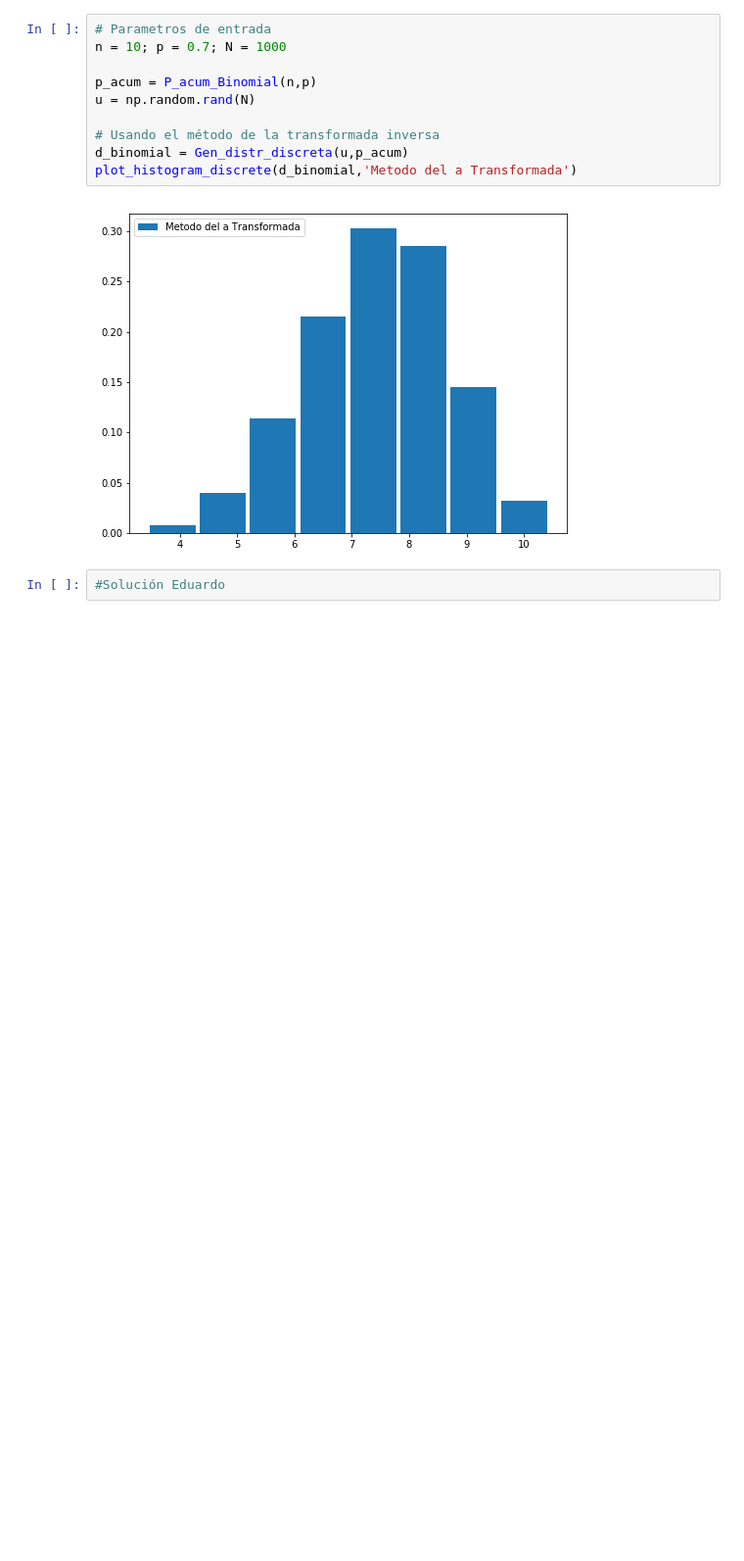
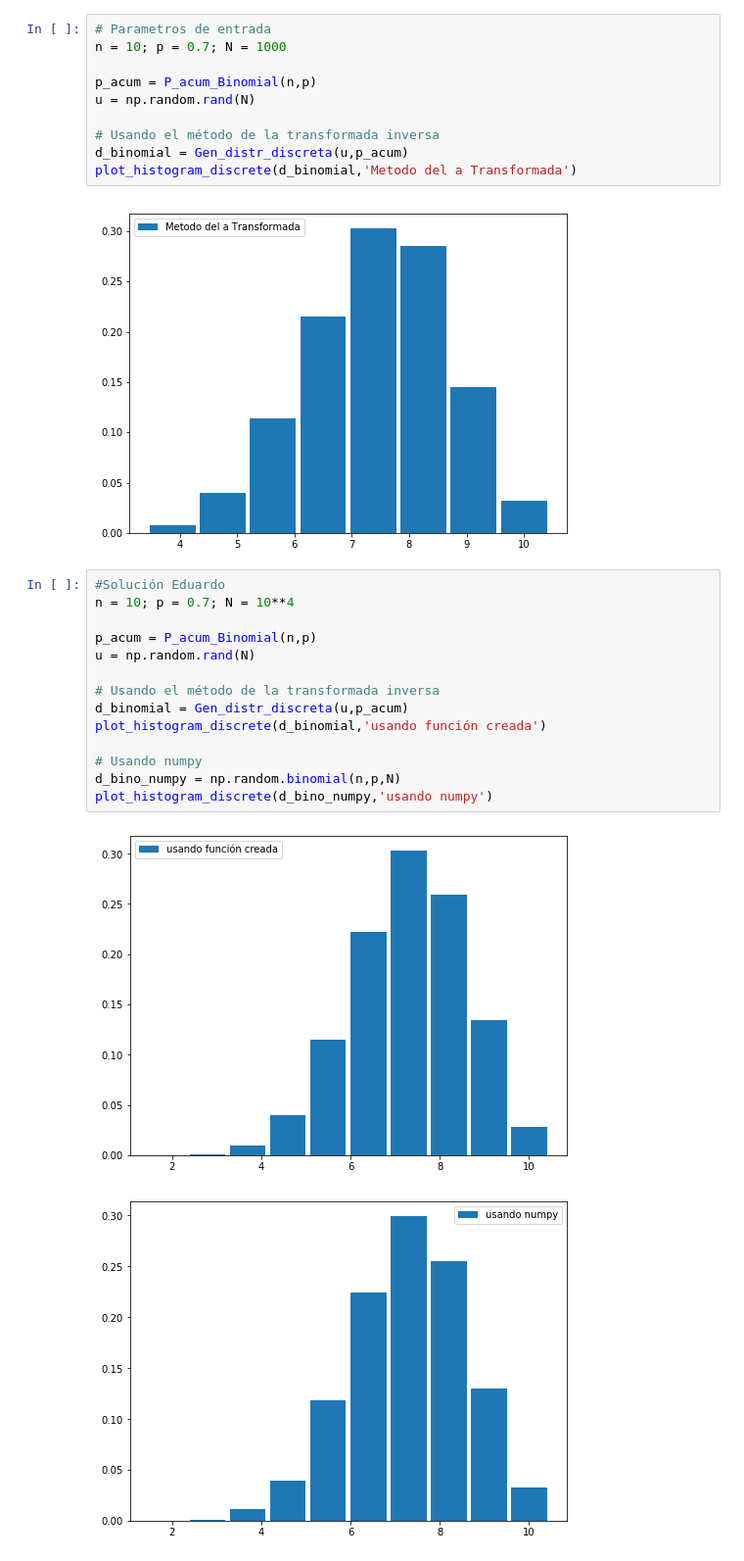
Before and after one commit to EduardoLoza/ProyectoConjunto_ELoza_GRuiz, a Jupyter notebook: Tarea_5_Gerardo_Eduardo.ipynb, the cells around one changed output. Shown: that part at 98% size. Cells and saved outputs as stored; diff of their text form; blank space fills up the shorter version.

```diff
--- a/Tarea_5_Gerardo_Eduardo.ipynb
+++ b/Tarea_5_Gerardo_Eduardo.ipynb
@@ -101,5 +121,20 @@ d_binomial = Gen_distr_discreta(u,p_acum)
 plot_histogram_discrete(d_binomial,'Metodo del a Transformada')
 # %% [output]
 [figure]
-# %%
-#Solución Eduardo
+# %%
+#Solución Eduardo
+n = 10; p = 0.7; N = 10**4
+
+p_acum = P_acum_Binomial(n,p)
+u = np.random.rand(N)
+
+# Usando el método de la transformada inversa
+d_binomial = Gen_distr_discreta(u,p_acum)
+plot_histogram_discrete(d_binomial,'usando función creada')
+
+# Usando numpy
+d_bino_numpy = np.random.binomial(n,p,N)
+plot_histogram_discrete(d_bino_numpy,'usando numpy')
+# %% [output]
+[figure, added]
+[figure, added]
```
Also changed, not shown: parts of 4 cells of this notebook.
